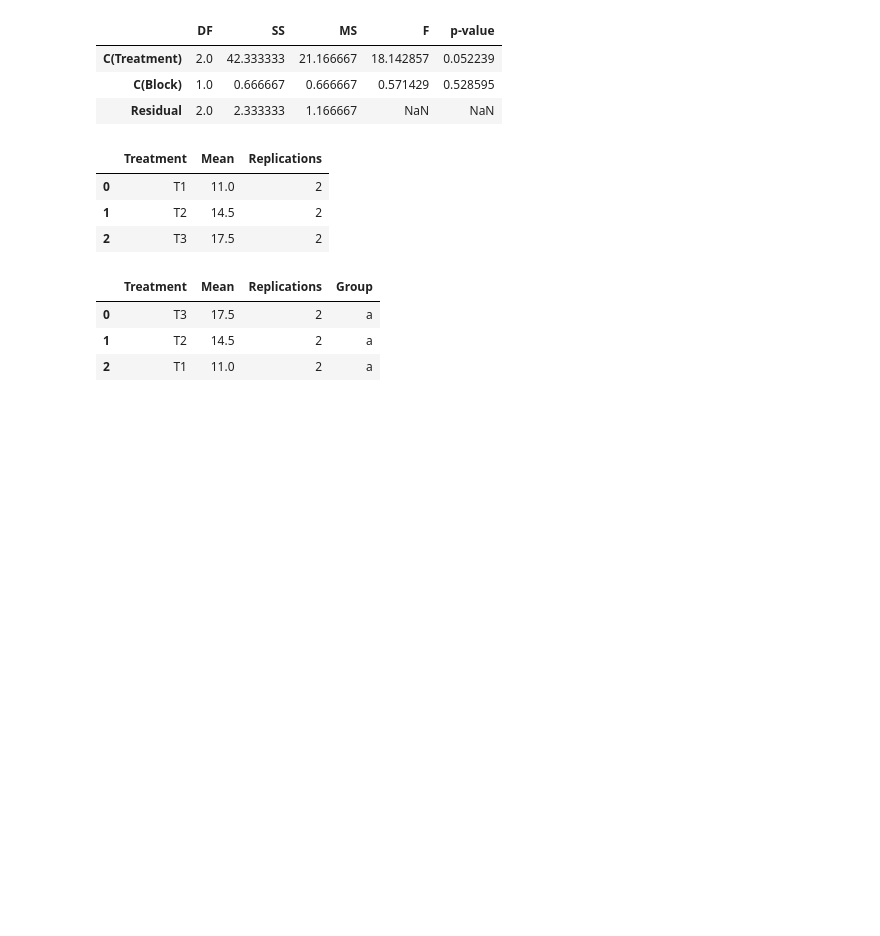
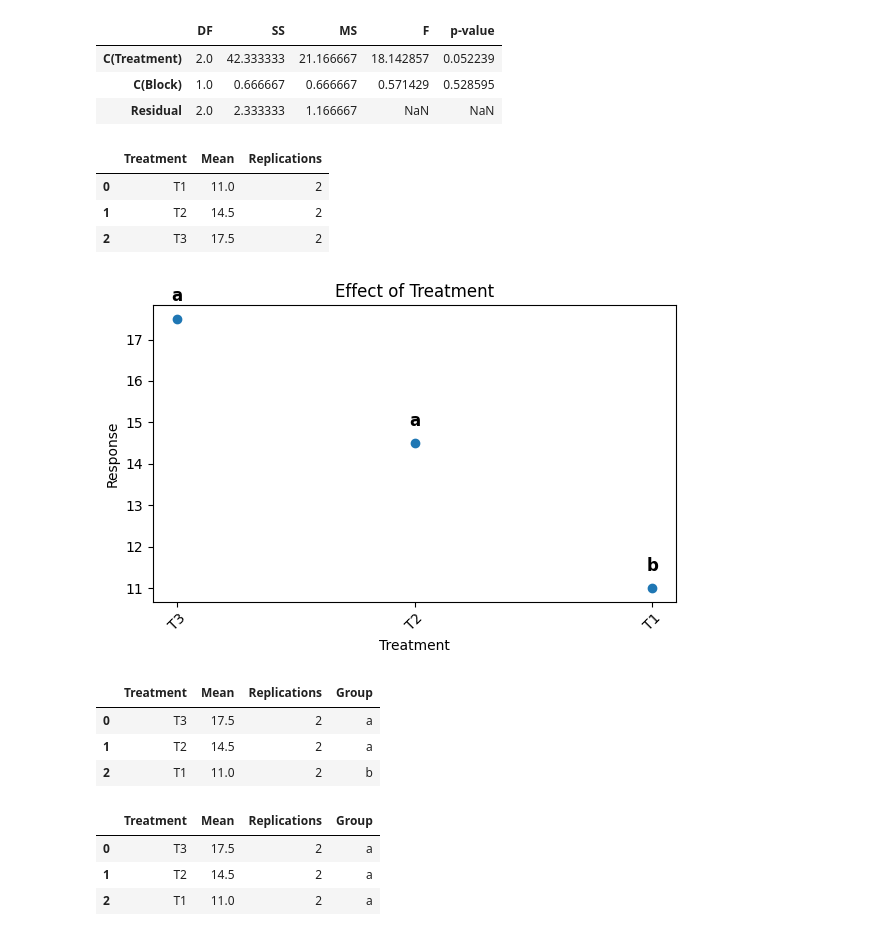
Before and after one commit to DeepStatistix/AgroDesign, a Jupyter notebook: examples/test_anova.ipynb, the cells around one changed output. Saved outputs shown, nothing was run; the diff lists cells and outputs as text; code cells hidden in the pictures; blank space fills up the shorter version.

Commit message:
Release v0.5.0: stable DOE engine with CLD, DMRT, interaction plots and report system

```diff
--- a/examples/test_anova.ipynb
+++ b/examples/test_anova.ipynb
@@ -57,6 +67,15 @@ aov.means("Treatment")
 | 0 | T1 | 11.0 | 2 |
 | 1 | T2 | 14.5 | 2 |
 | 2 | T3 | 17.5 | 2 |
+# %%
+from agrodesign.plots.effect_plot import effect_plot
+effect_plot(aov, "Treatment", method="dmrt")
+# %% [output]
+[figure, added]
+|  | Treatment | Mean | Replications | Group |
+| 0 | T3 | 17.5 | 2 | a |
+| 1 | T2 | 14.5 | 2 | a |
+| 2 | T1 | 11.0 | 2 | b |
 # %%
 # LSD test
 lsd = LSD(aov)
```
Also changed, not shown: parts of 30 cells of this notebook, 23 other files.
